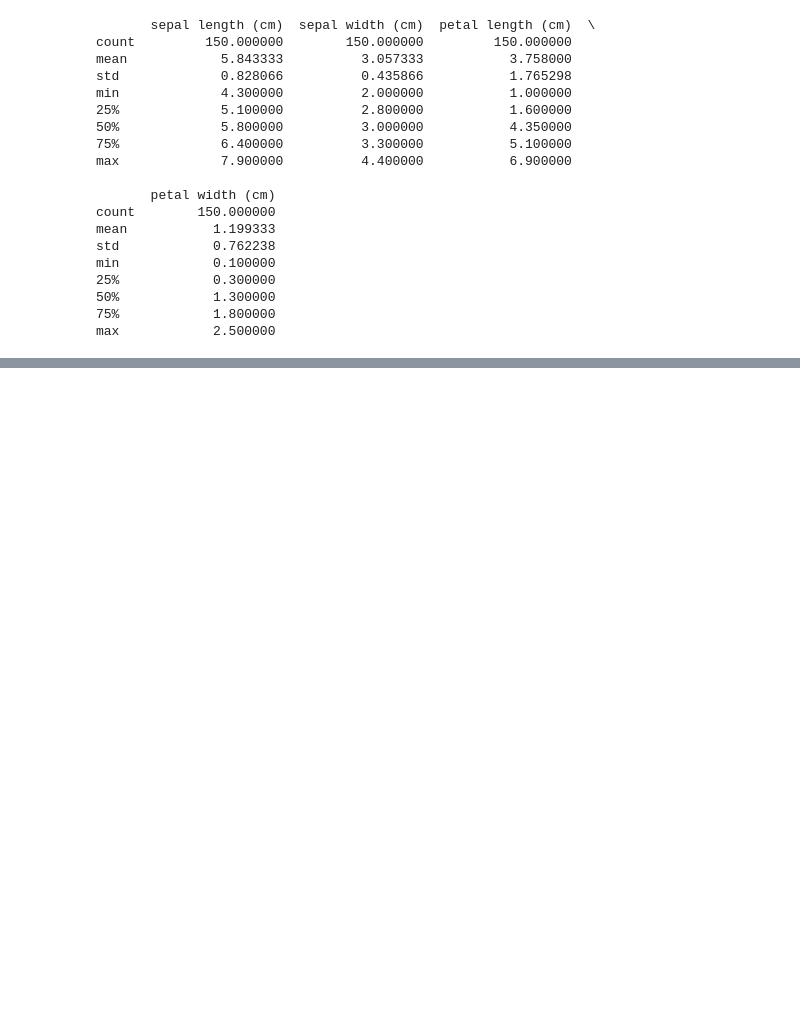
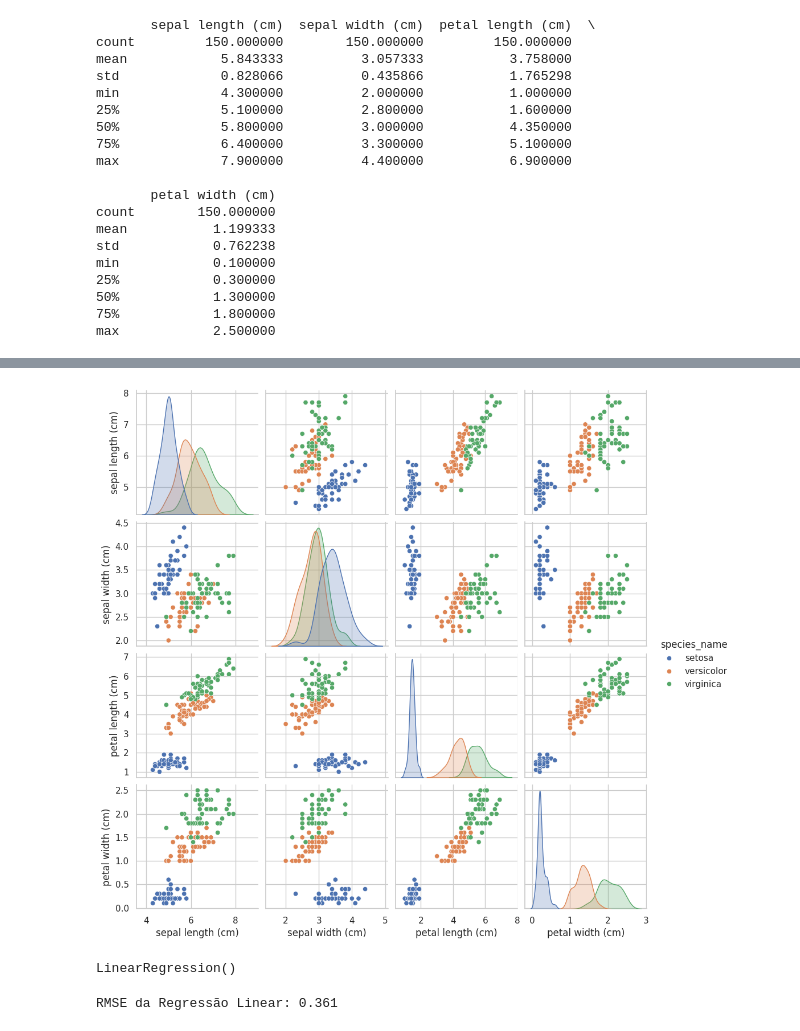
Before and after one commit to dsnato/data-science, a Jupyter notebook: projeto_ml_dataset_iris.ipynb, the cells around one changed output, grey strips where cells are left out. Drawn from its saved outputs; the diff is of its cells as text; code cells hidden in the pictures; blank space fills up the shorter version.

```diff
--- a/projeto_ml_dataset_iris.ipynb
+++ b/projeto_ml_dataset_iris.ipynb
@@ -77,0 +79,6 @@ sns.heatmap(X.corr(), annot=True, cmap='coolwarm')
+# %%
+#Pairplot para visualização da distribuição por espécie
+sns.pairplot(pd.concat([X, y_labels], axis=1), hue='species_name')
+plt.show()
+# %% [output]
+[figure, added]
@@ -77,0 +94,6 @@ sns.heatmap(X.corr(), annot=True, cmap='coolwarm')
+# %%
+# Treinar modelo de regressão linear
+reg_model = LinearRegression()
+reg_model.fit(X_train, y_train)
+# %% [output]
+LinearRegression()
@@ -77,0 +103,6 @@ sns.heatmap(X.corr(), annot=True, cmap='coolwarm')
+# %%
+# Avaliar desempenho
+rmse = np.sqrt(mean_squared_error(y_test, y_pred))
+print(f'RMSE da Regressão Linear: {rmse:.3f}')
+# %% [output]
+RMSE da Regressão Linear: 0.361
```
Also changed, not shown: parts of 17 cells of this notebook.
